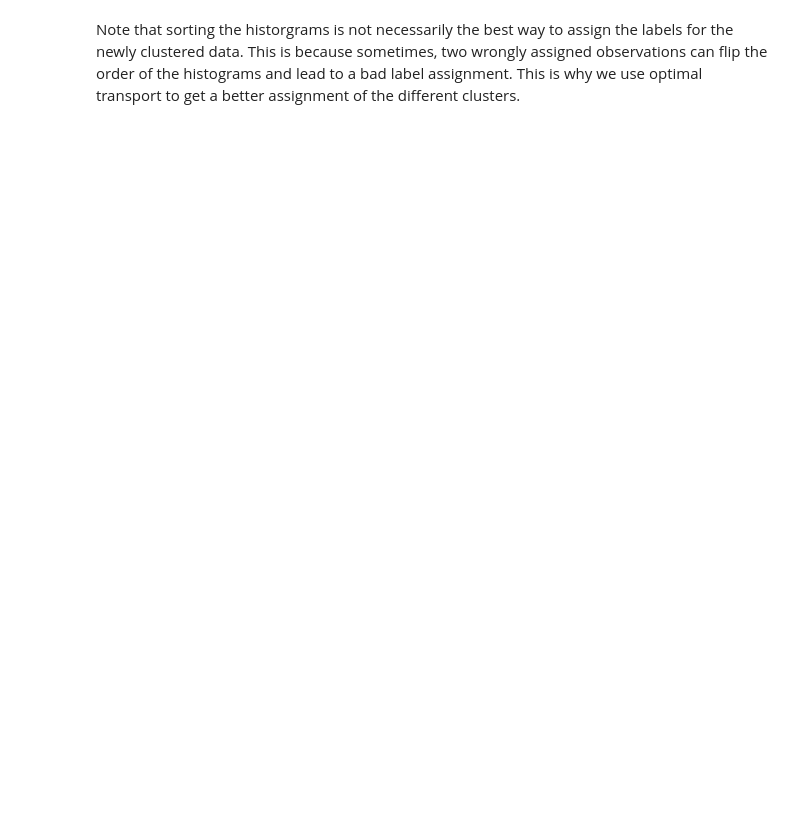
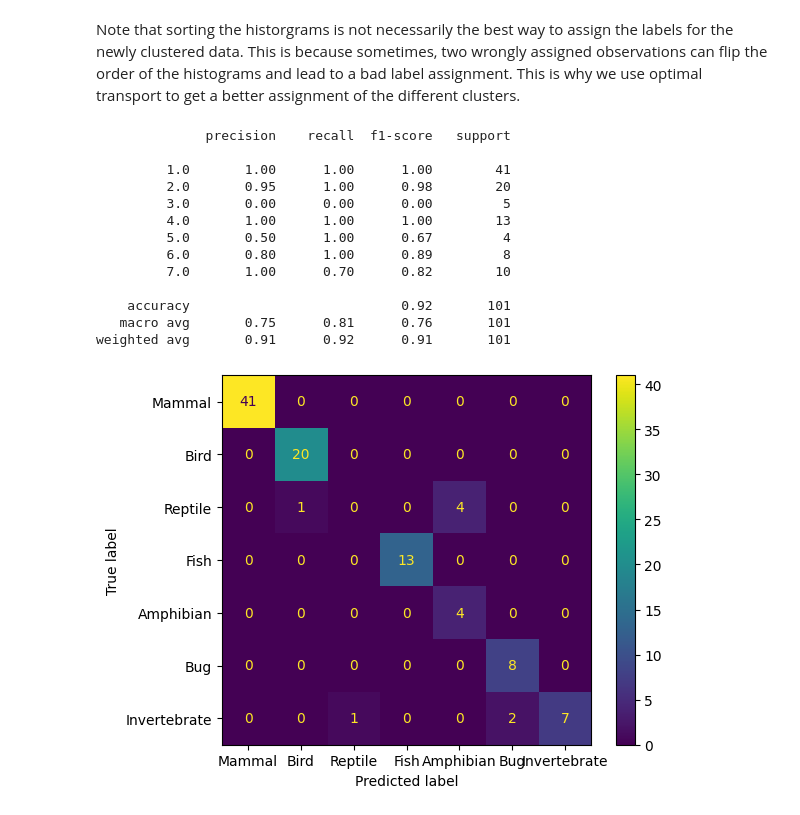
Before and after one commit to Thomick/Ordinal-data-clustering, a Jupyter notebook: notebooks/classification_animals.ipynb, the cells around one changed output. Cells and saved outputs as stored; diff of their text form; code cells hidden in the pictures; blank space fills up the shorter version.

Commit message:
classification report

```diff
--- a/notebooks/classification_animals.ipynb
+++ b/notebooks/classification_animals.ipynb
@@ -200,2 +205,31 @@ plt.show()
 # %% [markdown]
 Note that sorting the historgrams is not necessarily the best way to assign the labels for the newly clustered data. This is because sometimes, two wrongly assigned observations can flip the order of the histograms and lead to a bad label assignment. This is why we use optimal transport to get a better assignment of the different clusters.
+# %%
+y_pred = np.zeros_like(y)
+target_decoder_inv = {v: k for k, v in target_decoder.items()}
+
+for i in range(len(y)):
+    y_pred[i] = target_decoder_inv[pred_labels[clusters[i]]]
+
+from sklearn.metrics import ConfusionMatrixDisplay, confusion_matrix
+cm = confusion_matrix(y, y_pred)
+disp = ConfusionMatrixDisplay(confusion_matrix=cm, display_labels=target_decoder.values())
+disp.plot()
+
+from sklearn.metrics import classification_report
+print(classification_report(y, y_pred))
+# %% [output]
+              precision    recall  f1-score   support
+
+         1.0       1.00      1.00      1.00        41
+         2.0       0.95      1.00      0.98        20
+         3.0       0.00      0.00      0.00         5
+         4.0       1.00      1.00      1.00        13
+         5.0       0.50      1.00      0.67         4
+         6.0       0.80      1.00      0.89         8
+         7.0       1.00      0.70      0.82        10
+
+    accuracy                           0.92       101
+   macro avg       0.75      0.81      0.76       101
+weighted avg       0.91      0.92      0.91       101
+[figure, added]
```
Also changed, not shown: parts of 5 cells of this notebook.
